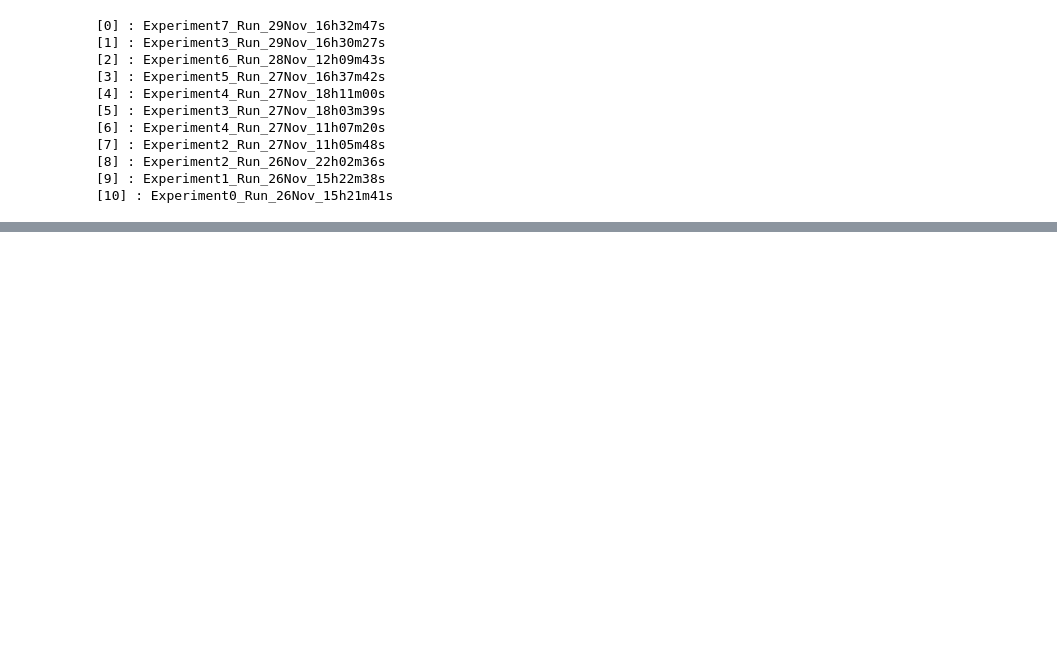
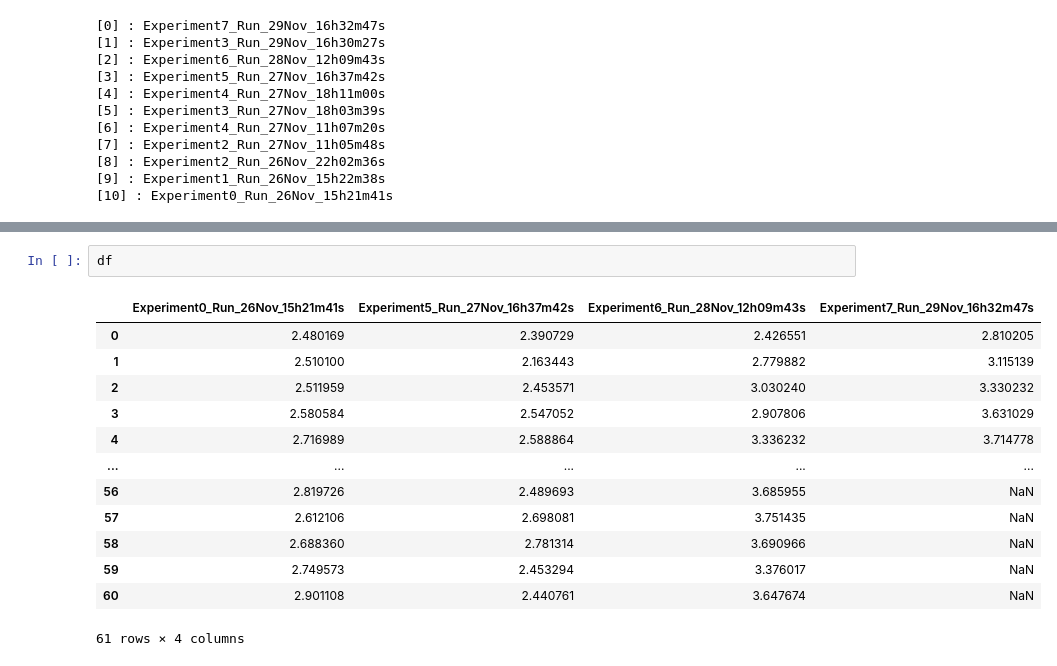
Before and after one commit to SebastianLarssonDTU/02456-Reinforcement-Learning-Project, a Jupyter notebook: Graphs.ipynb, the cells around one changed output, grey strips where cells are left out. Saved outputs shown, nothing was run; the diff lists cells and outputs as text; blank space fills up the shorter version.

```diff
--- a/Graphs.ipynb
+++ b/Graphs.ipynb
@@ -168,0 +165,16 @@ df= plot_eval_graphs(chosen_files)
+# %%
+df
+# %% [output]
+|  | Experiment0_Run_26Nov_15h21m41s | Experiment5_Run_27Nov_16h37m42s | Experiment6_Run_28Nov_12h09m43s | Experiment7_Run_29Nov_16h32m47s |
+| 0 | 2.480169 | 2.390729 | 2.426551 | 2.810205 |
+| 1 | 2.510100 | 2.163443 | 2.779882 | 3.115139 |
+| 2 | 2.511959 | 2.453571 | 3.030240 | 3.330232 |
+| 3 | 2.580584 | 2.547052 | 2.907806 | 3.631029 |
+| 4 | 2.716989 | 2.588864 | 3.336232 | 3.714778 |
+| ... | ... | ... | ... | ... |
+| 56 | 2.819726 | 2.489693 | 3.685955 | NaN |
+| 57 | 2.612106 | 2.698081 | 3.751435 | NaN |
+| 58 | 2.688360 | 2.781314 | 3.690966 | NaN |
+| 59 | 2.749573 | 2.453294 | 3.376017 | NaN |
+| 60 | 2.901108 | 2.440761 | 3.647674 | NaN |
+61 rows × 4 columns
```
Also changed, not shown: parts of 4 cells of this notebook.
